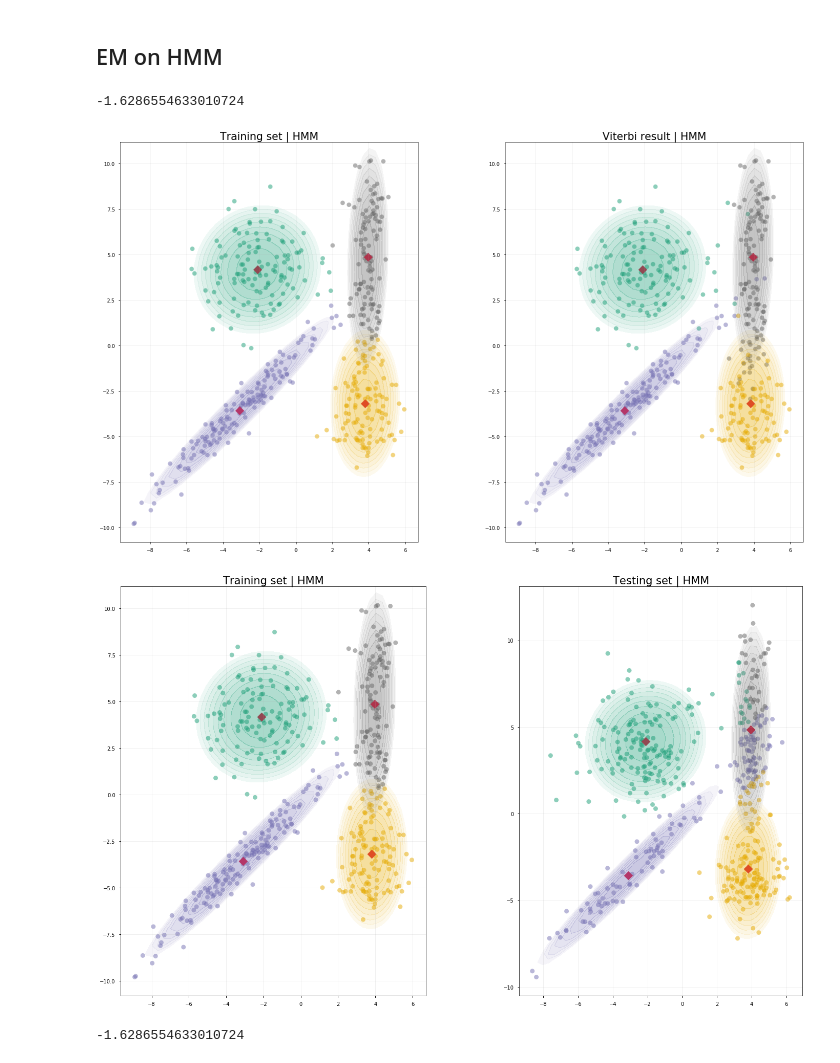
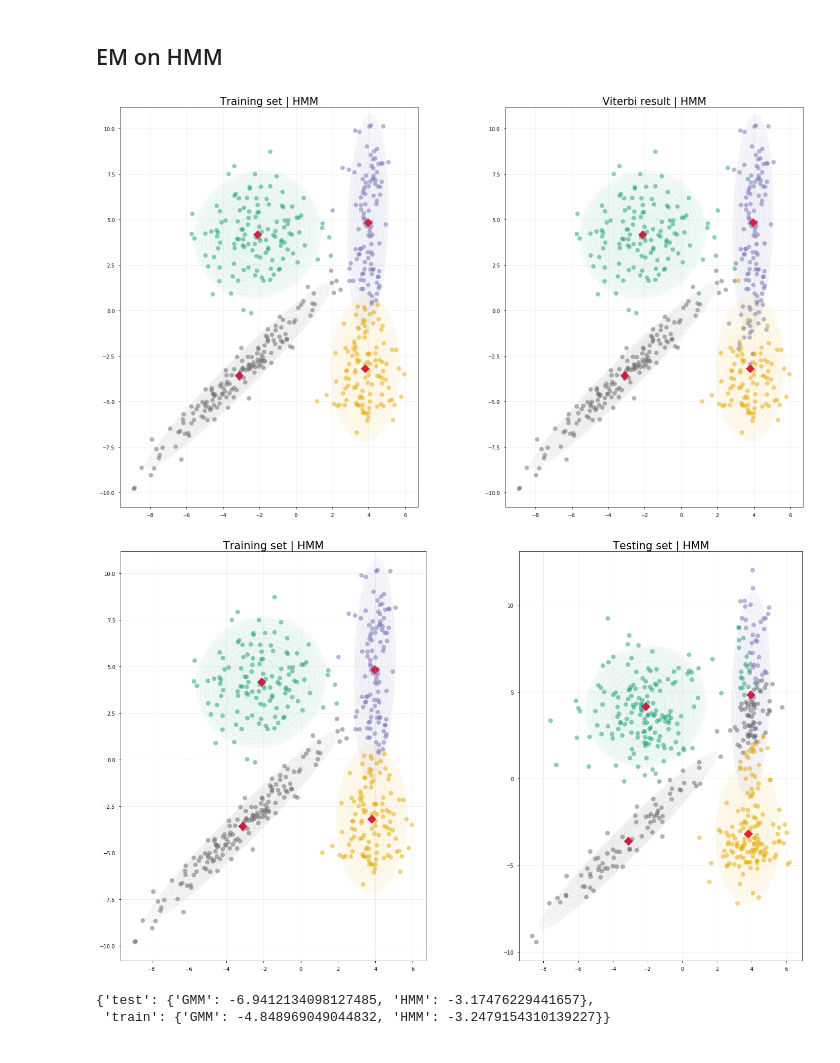
Before and after one commit to shahineb/archives1819, a Jupyter notebook: HWK3/HWK3.ipynb, the cells around one changed output. Saved outputs shown, nothing was run; the diff lists cells and outputs as text; code cells hidden in the pictures.

Commit message:
minor changes in log_likelihood computation

```diff
--- a/HWK3/HWK3.ipynb
+++ b/HWK3/HWK3.ipynb
@@ -21,3 +8,5 @@ QUANTILE = 0.9
+# %%
+ALPHA = 0.1
 # %% [markdown]
 __Load datasets__
 # %%
@@ -61,2 +52,6 @@ plt.tight_layout()
 # %%
 hmm = myHMM(k=4, initialization="kmeans")
+gmm = GaussianMixtureModel(k=4, initialization="kmeans")
+
+hmm.fit(train)
+gmm.fit(train)
@@ -65,30 +58,28 @@ hmm.fit(train)
-# %%
-hmm.compute_expectation_()
-# %% [output]
--1.6286554633010724
 # %%
 labels_viterbi = hmm.viterbi(train)
 # %%
 fig, ax = plt.subplots(1, 2, figsize=(22, 12))
 
 title = "Training set | HMM"
 hmm.plot_pred(X=train,
                  labels=hmm.labels_,
                  title=title,
                  plot_kwds=plot_kwds,
-                 ax=ax[0])
+                 ax=ax[0],
+                 alpha=ALPHA)
 ax[0].set_aspect('equal')
 
 title = "Viterbi result | HMM"
 hmm.plot_pred(X=train,
                  labels=labels_viterbi,
                  title=title,
                  plot_kwds=plot_kwds,
-                 ax=ax[1])
+                 ax=ax[1],
+                 alpha=ALPHA)
 ax[1].set_aspect('equal')
 plt.tight_layout()
 # %% [output]
-[figure, old version]
+[figure, new version]
 # %%
 fig, ax = plt.subplots(1, 2, figsize=(22, 12))
 
@@ -97,7 +88,8 @@ hmm.plot_pred(X=train,
                  labels=hmm.labels_,
                  title=title,
                  plot_kwds=plot_kwds,
-                 ax=ax[0])
+                 ax=ax[0],
+                 alpha=ALPHA)
 ax[0].set_aspect('equal')
 
 test_labels = hmm.predict(test)
@@ -106,12 +98,9 @@ hmm.plot_pred(X=test,
                  labels=test_labels,
                  title=title,
                  plot_kwds=plot_kwds,
-                 ax=ax[1])
+                 ax=ax[1],
+                 alpha=ALPHA)
 ax[1].set_aspect('equal')
 plt.tight_layout()
 # %% [output]
-[figure, old version]
+[figure, new version]
-# %%
-hmm.compute_expectation_()
-# %% [output]
--1.6286554633010724
@@ -117,0 +127,5 @@ hmm.compute_expectation_()
+# %%
+log_likelihoods
+# %% [output]
+{'test': {'GMM': -6.9412134098127485, 'HMM': -3.17476229441657},
+ 'train': {'GMM': -4.848969049044832, 'HMM': -3.2479154310139227}}
```
Also changed, not shown: parts of 5 cells of this notebook, 2 other files.
